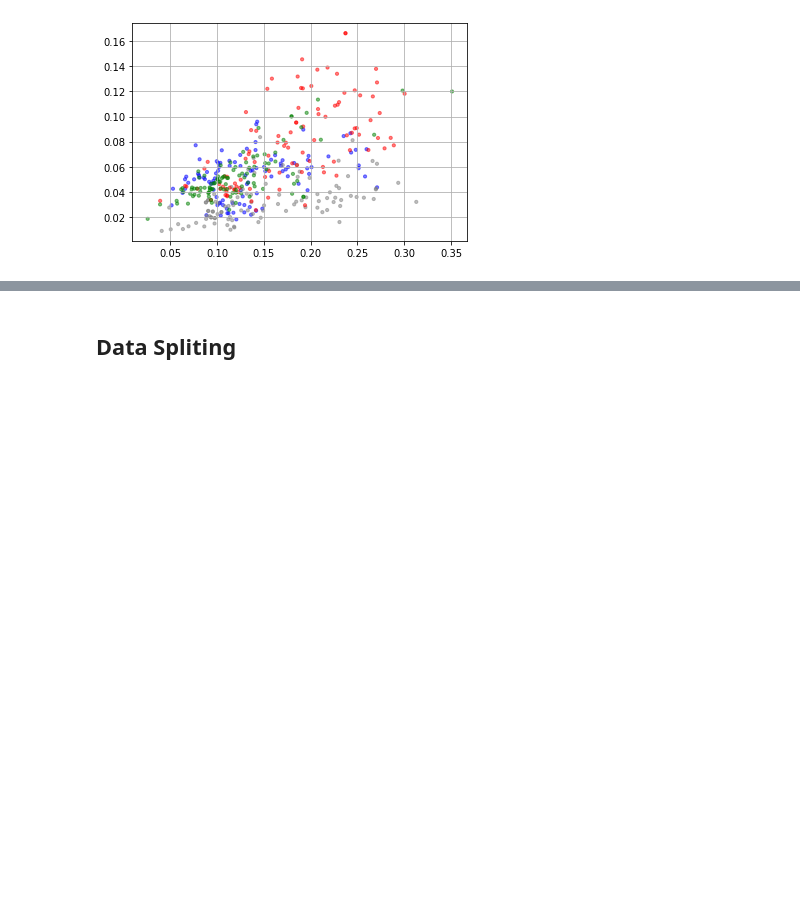
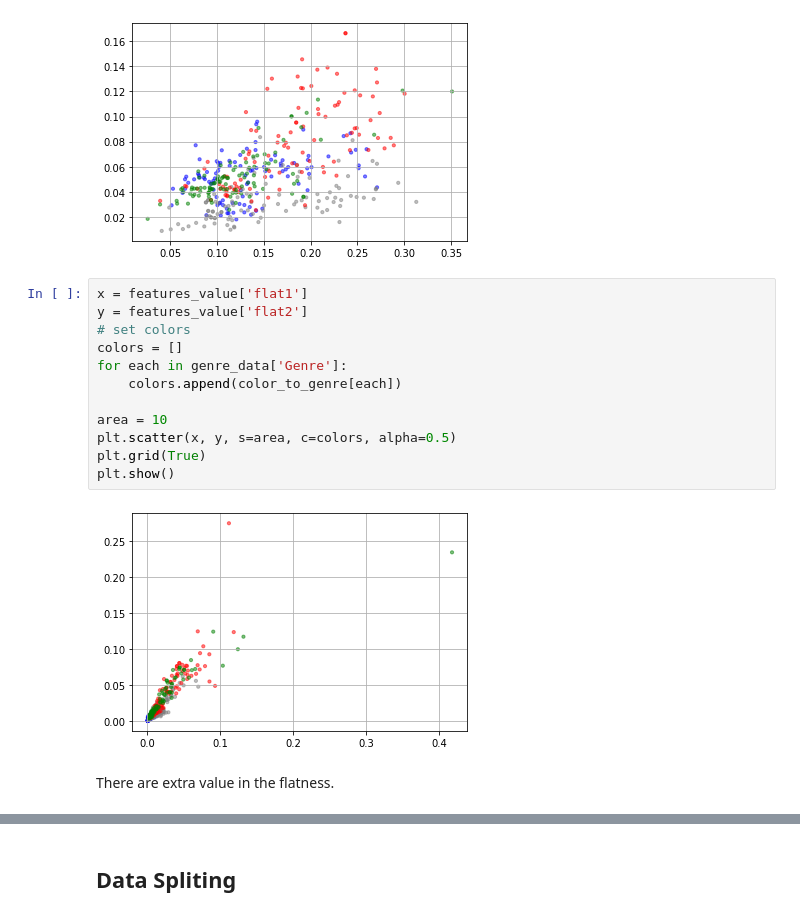
Before and after one commit to yilin10/MusicalGenreClassification, a Jupyter notebook: Assignment1.ipynb, the cells around one changed output, grey strips where cells are left out. Cells and saved outputs as stored; diff of their text form; blank space fills up the shorter version.

```diff
--- a/Assignment1.ipynb
+++ b/Assignment1.ipynb
@@ -470,3 +505,19 @@ plt.grid(True)
 plt.show()
 # %% [output]
 [figure]
+# %%
+x = features_value['flat1']
+y = features_value['flat2']
+# set colors
+colors = []
+for each in genre_data['Genre']:
+    colors.append(color_to_genre[each])
+
+area = 10
+plt.scatter(x, y, s=area, c=colors, alpha=0.5)
+plt.grid(True)
+plt.show()
+# %% [output]
+[figure, added]
+# %% [markdown]
+There are extra value in the flatness.
```
Also changed, not shown: parts of 10 cells of this notebook.
